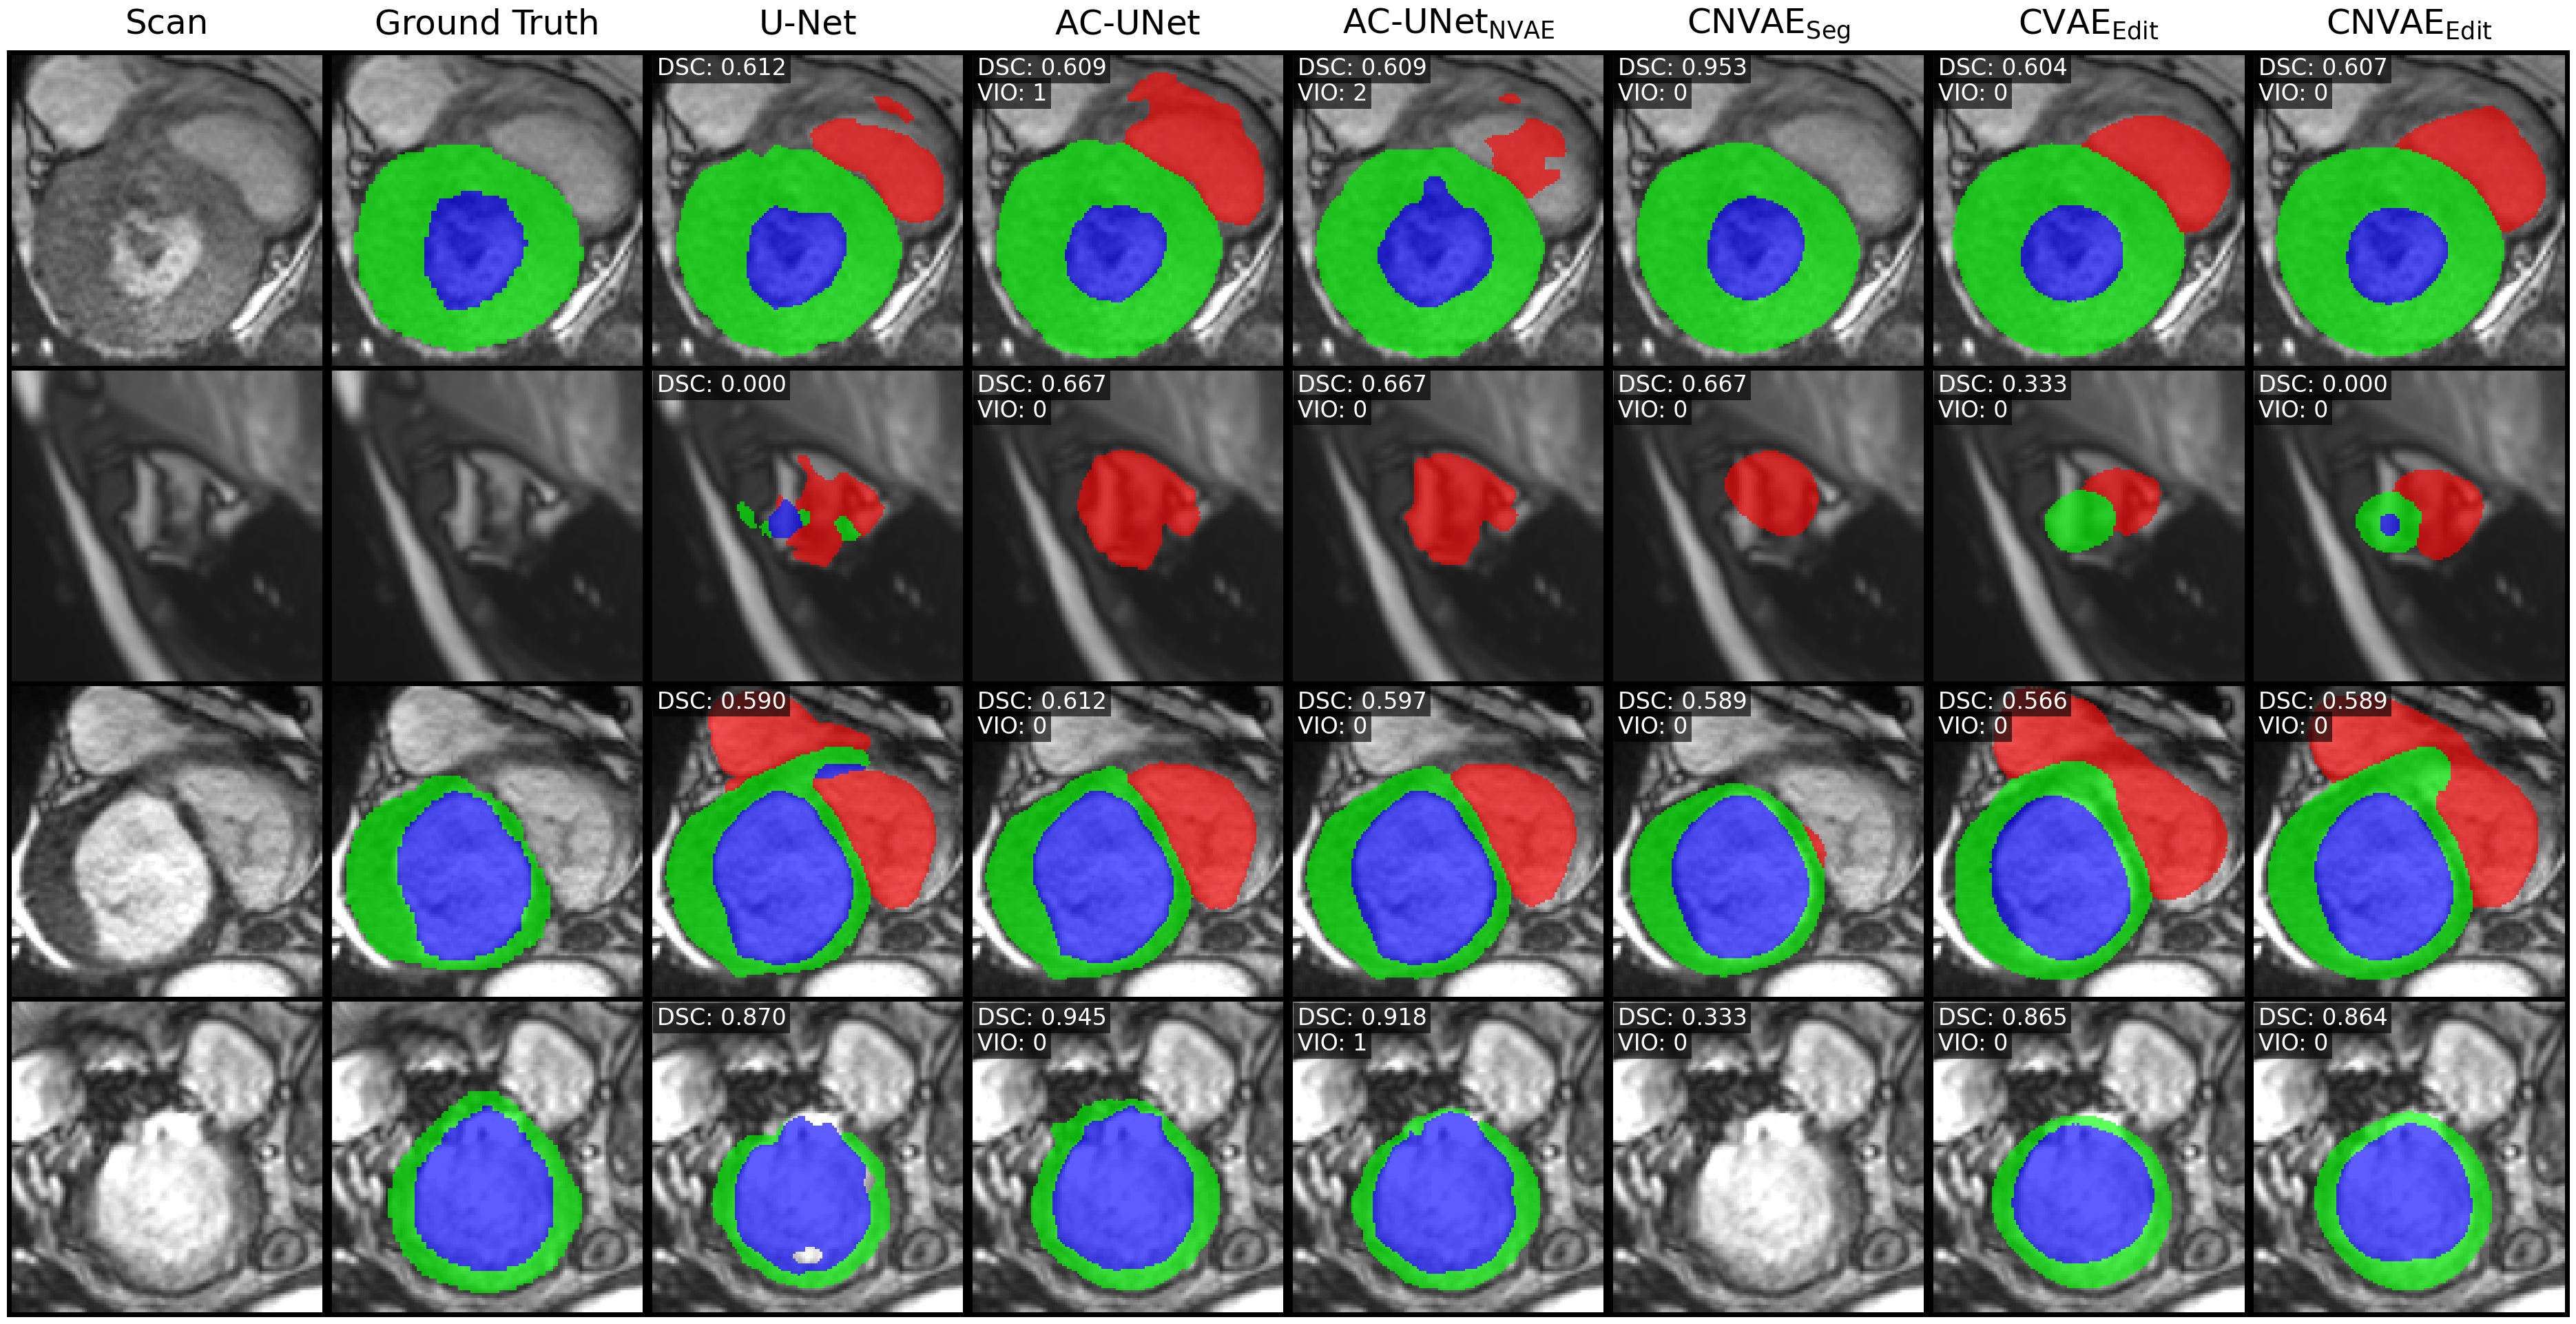
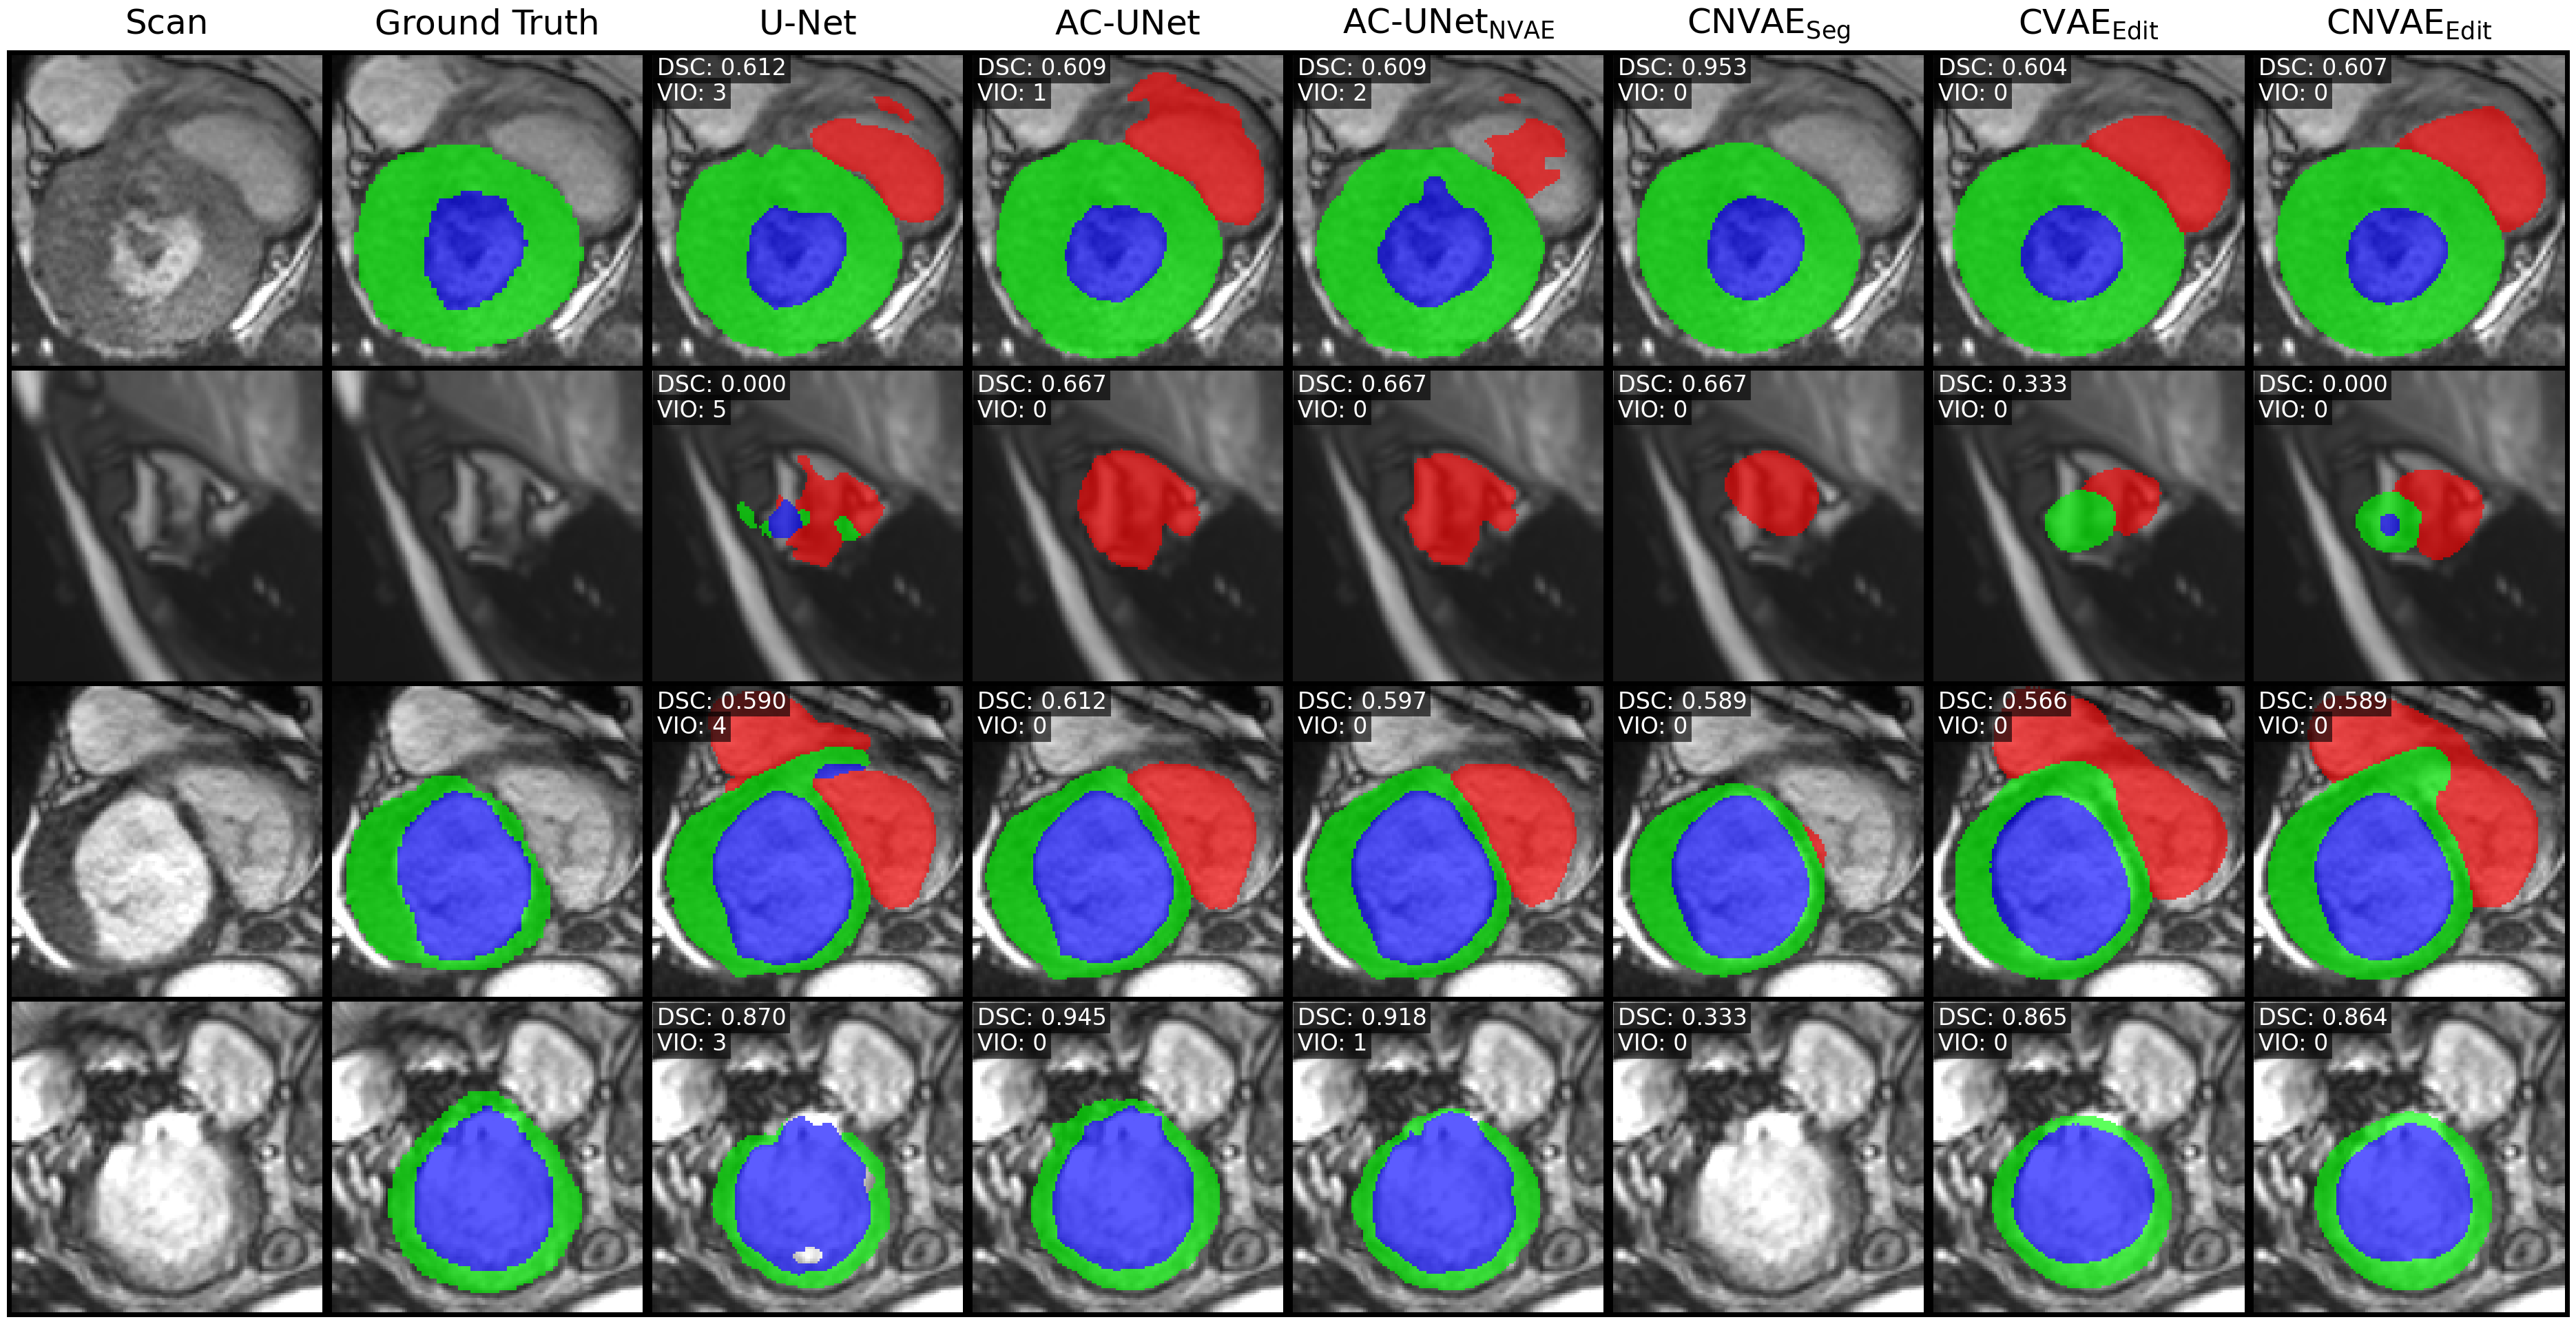
Code edit (unified diff) that turned the first committed figure into the second:
--- before
+++ after
@@ -32,25 +32,9 @@
 ax[1].set_title("Ground Truth", fontsize=36, pad=18)
 
-# Column 3: Predictions
-
-predictions = predictions.cpu().float()
-predictions_grid = make_grid(predictions, nrow=1, padding=2, normalize=True)
-predictions_grid = predictions_grid[0]
-
-ax[2].axis("off")
-ax[2].imshow(scans)
-alpha_channel = np.ones(predictions_grid.shape, dtype=float)
-alpha_channel[predictions_grid == 0] = 0
-alpha_channel[predictions_grid != 0] = 0.64
-ax[2].imshow(predictions_grid, alpha=alpha_channel, cmap=GRGB)
-ax[2].set_title("U-Net", fontsize=36, pad=18)
-
-# Show text on top left of each image
-
 # ==============================================================================
 # EDIT HERE
 # ==============================================================================
     
-factor = 1 / len(unet_dscs)
+factor = 1 / len(worst_y_pred_subset)
 x_offset = 0.03
 y_offset = 0.995
@@ -59,15 +43,5 @@
 label_size = 24
 
-for row in range(len(unet_dscs)):
-    dsc = unet_dscs[row]
-
-    dsc_text = f"DSC: {dsc:.3f}"
-    
-    ax[2].text(
-        x_offset, y_offset - row * factor, dsc_text, transform=ax[2].transAxes,
-        fontsize=label_size, verticalalignment='top', color='white', 
-        bbox=dict(facecolor='black', alpha=word_alpha, edgecolor='none')
-    )
-# Column 4 to 8: Corrections
+# Column 3 to 8: U-Net + Corrections
 
 for i, (corrector_id, my_info) in enumerate(segmentation_corrections.items()):
@@ -81,11 +55,11 @@
     corrections_grid = corrections_grid[0]
 
-    ax[i + 3].axis("off")
-    ax[i + 3].imshow(scans)
+    ax[i + 2].axis("off")
+    ax[i + 2].imshow(scans)
     alpha_channel = np.ones(corrections_grid.shape, dtype=float)
     alpha_channel[corrections_grid == 0] = 0
     alpha_channel[corrections_grid != 0] = 0.64
-    ax[i + 3].imshow(corrections_grid, alpha=alpha_channel, cmap=GRGB)
-    ax[i + 3].set_title(corrector_id, fontsize=36, pad=18)
+    ax[i + 2].imshow(corrections_grid, alpha=alpha_channel, cmap=GRGB)
+    ax[i + 2].set_title(corrector_id, fontsize=36, pad=18)
     
     # Show text on top left of each image
@@ -98,12 +72,12 @@
         violations_text = f"VIO: {violation:.0f}"
         
-        ax[i + 3].text(
-            x_offset, y_offset - row * factor, dsc_text, transform=ax[i + 3].transAxes,
+        ax[i + 2].text(
+            x_offset, y_offset - row * factor, dsc_text, transform=ax[i + 2].transAxes,
             fontsize=label_size, verticalalignment='top', color='white', 
             bbox=dict(facecolor='black', alpha=word_alpha, edgecolor='none')
         )
         
-        ax[i + 3].text(
-            x_offset, y_offset_2 - row * factor, violations_text, transform=ax[i + 3].transAxes,
+        ax[i + 2].text(
+            x_offset, y_offset_2 - row * factor, violations_text, transform=ax[i + 2].transAxes,
             fontsize=label_size, verticalalignment='top', color='white', 
             bbox=dict(facecolor='black', alpha=word_alpha, edgecolor='none')

Commit: Working code to generate figures